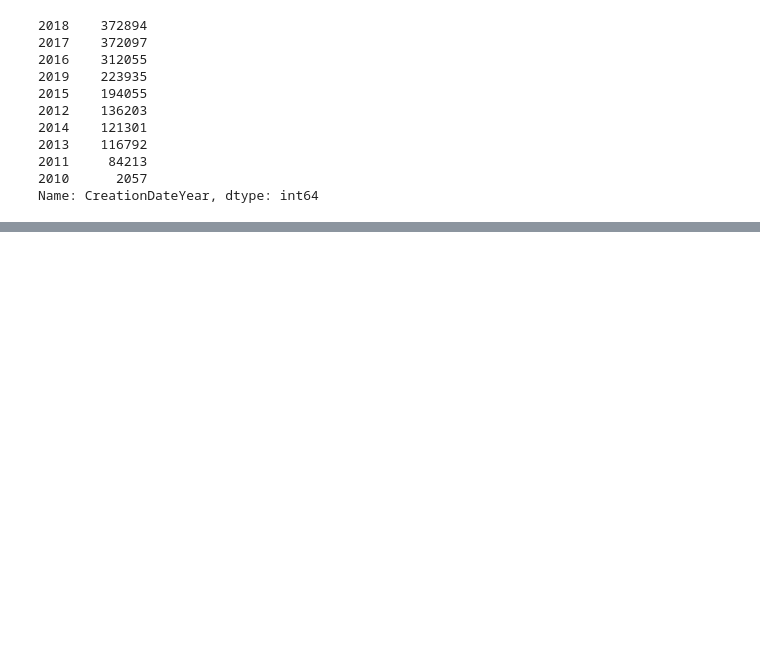
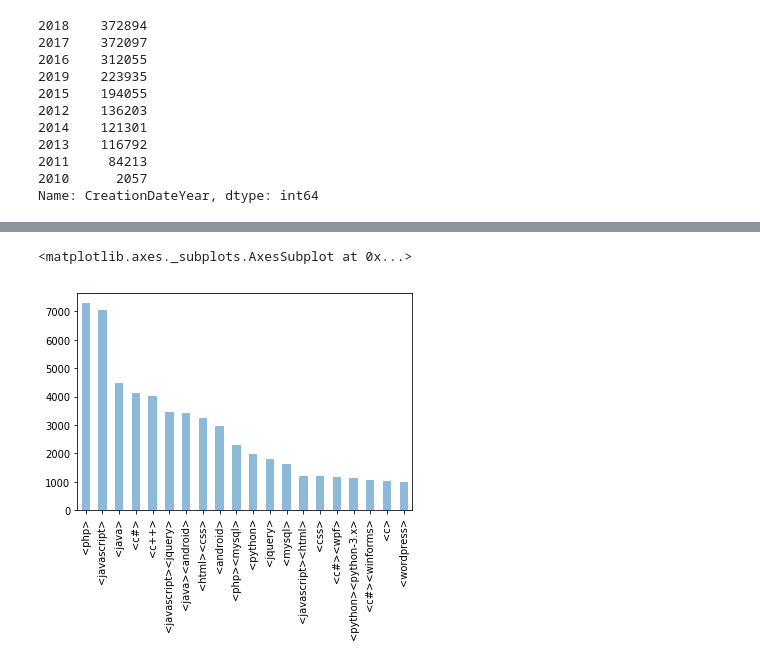
Before and after one commit to maki198906/Diplom, a Jupyter notebook: brief analysis.ipynb, the cells around one changed output, grey strips where cells are left out. Saved outputs shown, nothing was run; the diff lists cells and outputs as text; code cells hidden in the pictures; blank space fills up the shorter version.

```diff
--- a/brief analysis.ipynb
+++ b/brief analysis.ipynb
@@ -497,0 +535,6 @@ Name: CreationDateYear, dtype: int64
+# %%
+# по вопросам лидирует tag <php>
+df_post_q.Tags.value_counts()[:20].plot(kind = 'bar',align='center', alpha=0.5)
+# %% [output]
+<matplotlib.axes._subplots.AxesSubplot at 0x...>
+[figure, added]
```
Also changed, not shown: parts of 18 cells of this notebook.
